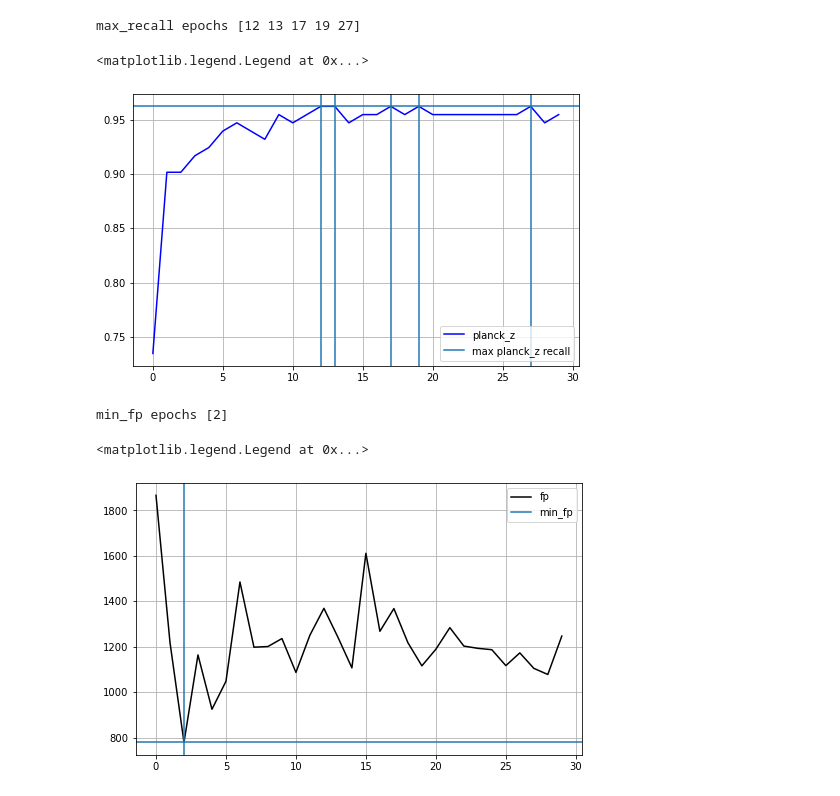
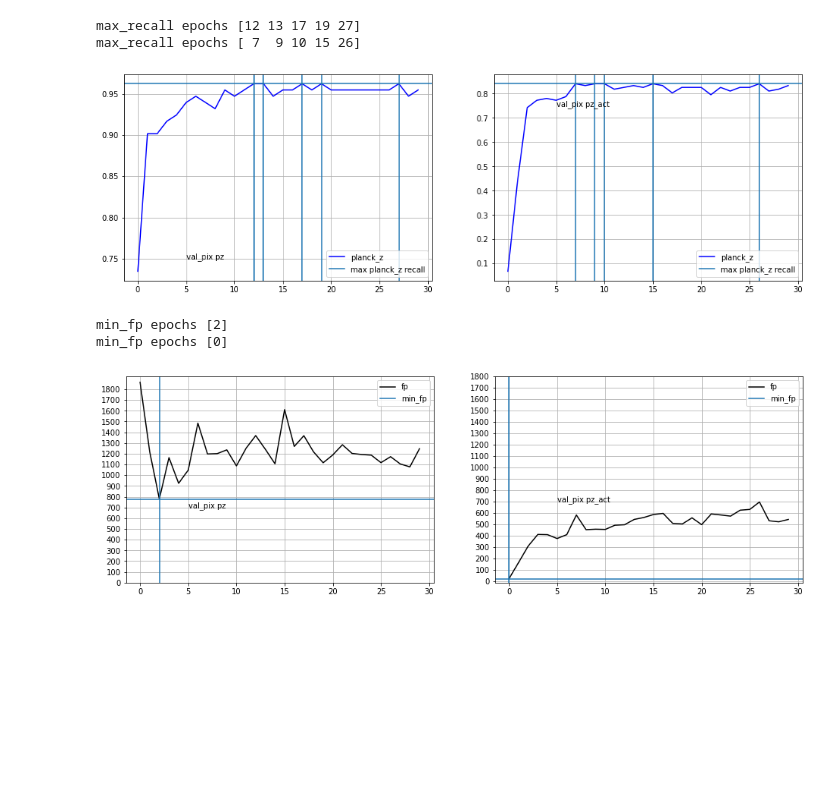
Before and after one commit to rt2122/data-segmentation-2, a Jupyter notebook: visualizations/recall_2_epoch_plot.ipynb, the cells around one changed output. Drawn from its saved outputs; the diff is of its cells as text; code cells hidden in the pictures; blank space fills up the shorter version.

```diff
--- a/visualizations/recall_2_epoch_plot.ipynb
+++ b/visualizations/recall_2_epoch_plot.ipynb
@@ -7,7 +7,9 @@ from DS_data_transformation import get_prm
 # %%
 dirname = '/home/rt2122/Data/cur/recall2epoch/'
 files = next(os.walk(dirname))[-1]
-pz_files = [s for s in files if s[:len('pz_ep')] == 'pz_ep']
+model_files = {}
+model_files['pz'] = [s for s in files if s[:len('pz_ep')] == 'pz_ep']
+model_files['pz_act'] = [s for s in files if s[:len('pz_act')] == 'pz_act']
 # %%
 def extract_recall(df, catalogs = ['planck_z', 'planck_no_z', 'mcxcwp', 'act'], with_fp=True):
     import numpy as np
@@ -19,10 +21,12 @@ def extract_recall(df, catalogs = ['planck_z', 'planck_no_z', 'mcxcwp', 'act'],
         line['fp'] = np.count_nonzero(df['status'] == 'fp')
     return line
 # %%
-pz_df = []
-for file in pz_files:
-    df = pd.read_csv(os.path.join(dirname, file))
-    line = extract_recall(df)
-    pz_df.append(pd.DataFrame(line, index=[int(get_prm('ep', file))]))
-pz_df = pd.concat(pz_df).sort_index()
+model_dict = {'pz' : [], 'pz_act' : []}
+for model in model_dict:
+    cur_files = model_files[model]
+    for file in cur_files:
+        df = pd.read_csv(os.path.join(dirname, file))
+        line = extract_recall(df)
+        model_dict[model].append(pd.DataFrame(line, index=[int(get_prm('ep', file))]))
+    model_dict[model] = pd.concat(model_dict[model]).sort_index()
 # %%
@@ -43,36 +47,41 @@ ax.legend()
 # %%
-_, ax = plt.subplots(1, 1, figsize=(8, 5))
-for cat, c in zip(['planck_z'], 'b'):
-    line, = ax.plot(np.arange(0, 30), pz_df[cat], c=c)
-    line.set_label(cat)
+_, ax = plt.subplots(1, 2, figsize=(16, 5))
+for i, model in enumerate(model_dict):
+    for cat, c in zip(['planck_z'], 'b'):
+        line, = ax[i].plot(np.arange(0, 30), model_dict[model][cat], c=c)
+        line.set_label(cat)
 
-m = np.array(pz_df['planck_z']).max()
-mm = np.where(np.array(pz_df['planck_z'] == m))[0]
-print('max_recall epochs', mm)
-[ax.axvline(k) for k in mm]
-line = ax.axhline(m)
-line.set_label('max planck_z recall')
-ax.grid()
-ax.legend()
+    m = np.array(model_dict[model]['planck_z']).max()
+    mm = np.where(np.array(model_dict[model]['planck_z'] == m))[0]
+    print('max_recall epochs', mm)
+    [ax[i].axvline(k) for k in mm]
+    line = ax[i].axhline(m)
+    line.set_label('max planck_z recall')
+    ax[i].text(5, 0.75, 'val_pix ' + model)
+    ax[i].grid()
+    ax[i].legend()
 # %% [output]
 max_recall epochs [12 13 17 19 27]
+max_recall epochs [ 7  9 10 15 26]
-<matplotlib.legend.Legend at 0x...>
-[figure, old version]
+[figure, new version]
 # %%
-_, ax = plt.subplots(1, 1, figsize=(8, 5))
-for cat, c in zip(['fp'], 'k'):
-    line, = ax.plot(np.arange(0, 30), pz_df[cat], c=c)
-    line.set_label(cat)
+_, ax = plt.subplots(1, 2, figsize=(16, 5))
+for i, model in enumerate(model_dict):
+    for cat, c in zip(['fp'], 'k'):
+        line, = ax[i].plot(np.arange(0, 30), model_dict[model][cat], c=c)
+        line.set_label(cat)
 
-m = np.array(pz_df['fp']).min()
-mm = np.where(np.array(pz_df['fp'] == m))[0]
-print('min_fp epochs', mm)
-[ax.axvline(k) for k in mm]
-line = ax.axhline(m)
-line.set_label('min_fp')
-ax.grid()
-ax.legend()
+    m = np.array(model_dict[model]['fp']).min()
+    mm = np.where(np.array(model_dict[model]['fp'] == m))[0]
+    print('min_fp epochs', mm)
+    [ax[i].axvline(k) for k in mm]
+    line = ax[i].axhline(m)
+    line.set_label('min_fp')
+    ax[i].set_yticks(np.arange(0, 1900, 100))
+    ax[i].text(5, 700, 'val_pix ' + model)
+    ax[i].grid()
+    ax[i].legend()
 # %% [output]
 min_fp epochs [2]
+min_fp epochs [0]
-<matplotlib.legend.Legend at 0x...>
-[figure, old version]
+[figure, new version]
```
Also changed, not shown: parts of 1 cell of this notebook.
